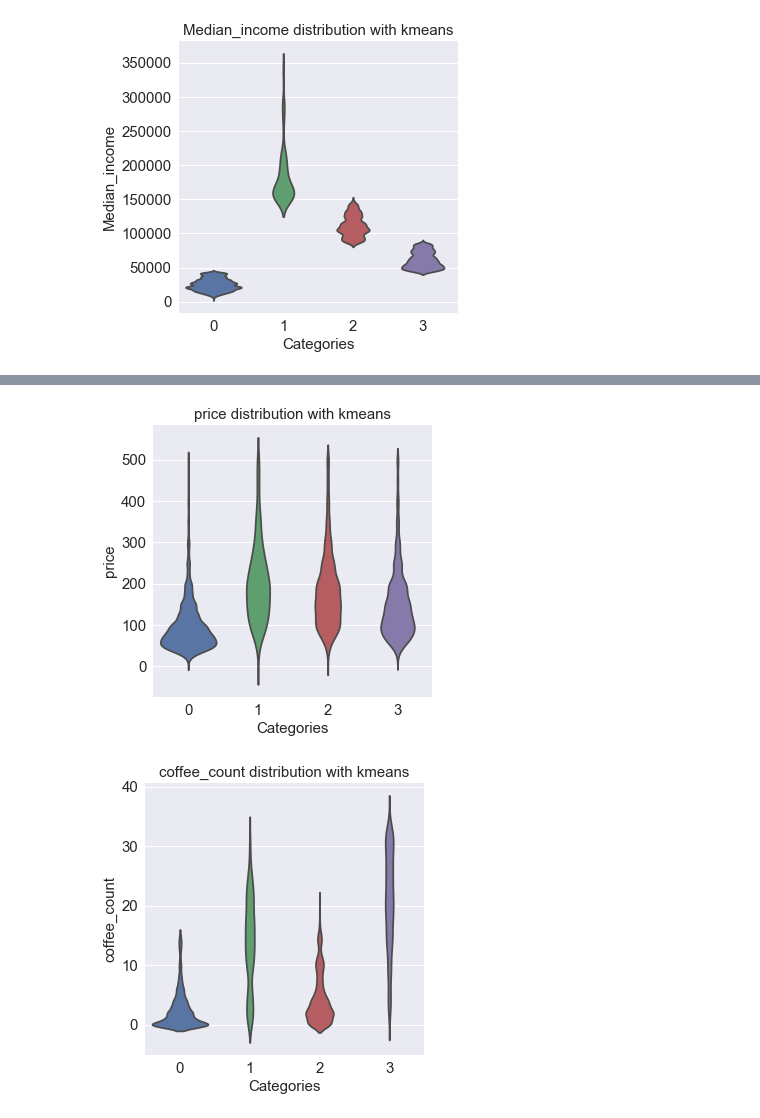
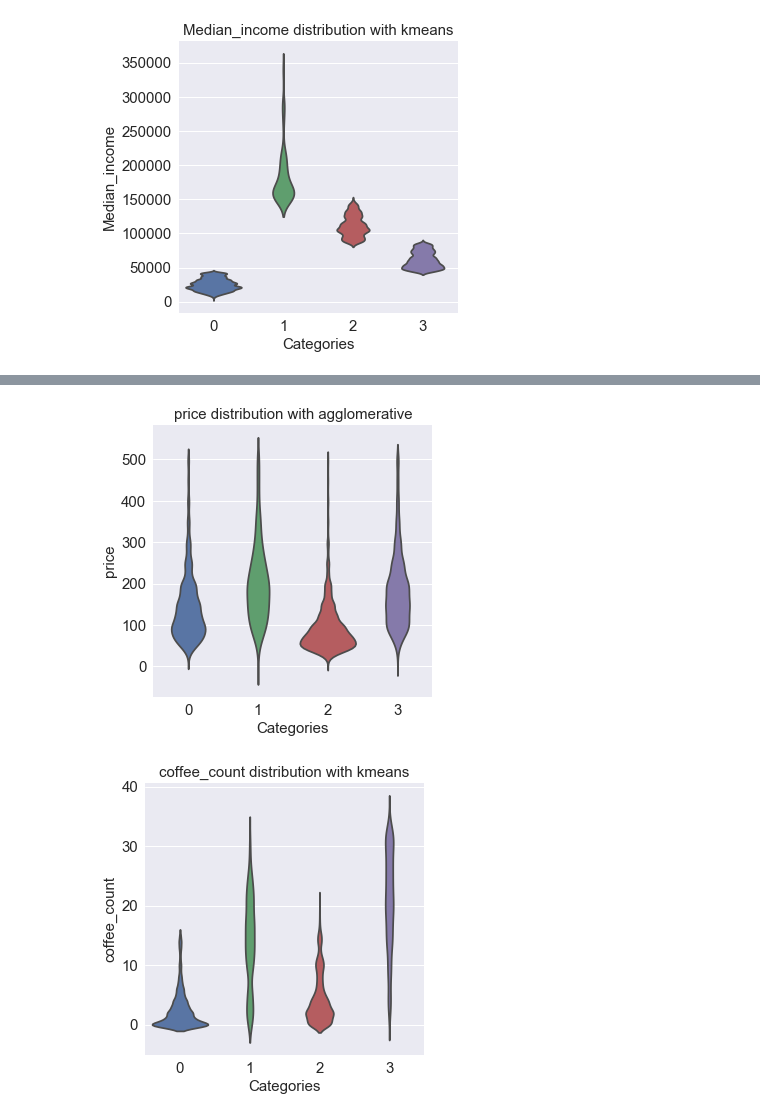
Before and after one commit to fernandomelchor/Airbnb_Project, a Jupyter notebook: jp-Classifying Listings.ipynb, the cells around one changed output, grey strips where cells are left out. Saved outputs shown, nothing was run; the diff lists cells and outputs as text; code cells hidden in the pictures.

```diff
--- a/jp-Classifying Listings.ipynb
+++ b/jp-Classifying Listings.ipynb
@@ -365,7 +361,7 @@ violin_feature('Median_rent', 'kmeans')
 # %%
-violin_feature('price', 'kmeans')
+violin_feature('price', 'agglomerative')
 # %% [output]
-[figure, old version]
+[figure, new version]
 # %%
 violin_feature('coffee_count', 'kmeans')
 # %% [output]
```
Also changed, not shown: parts of 18 cells of this notebook.
